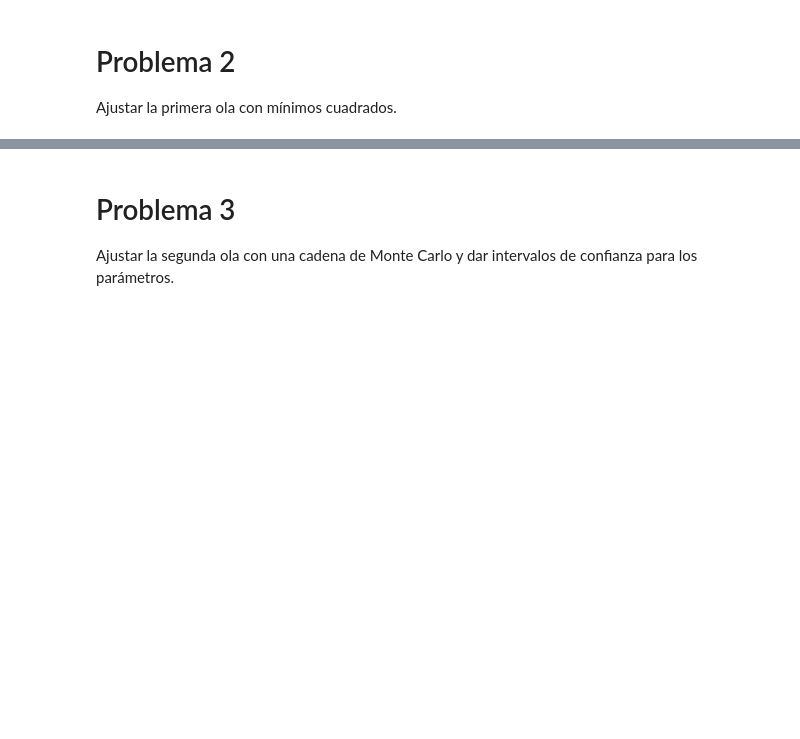
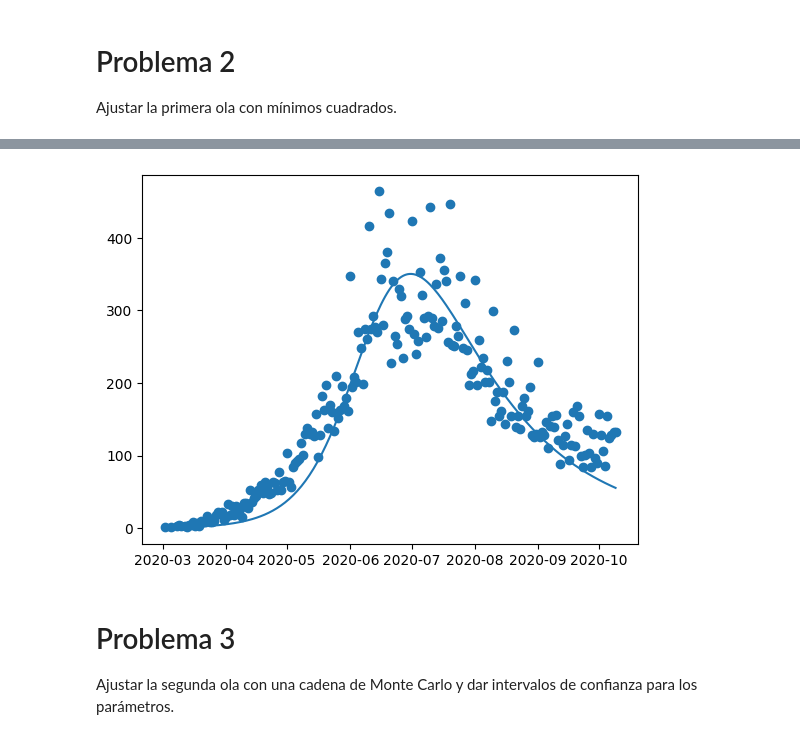
Before and after one commit to HugoMagos0725/Analisis_de_datos, a Jupyter notebook: Tarea3_Ajuste_de_parametros.ipynb, the cells around one changed output, grey strips where cells are left out. Drawn from its saved outputs; the diff is of its cells as text; code cells hidden in the pictures; blank space fills up the shorter version.

```diff
--- a/Tarea3_Ajuste_de_parametros.ipynb
+++ b/Tarea3_Ajuste_de_parametros.ipynb
@@ -88,3 +88,9 @@ plt.show()
 # Problema 2
 
 Ajustar la primera ola con mínimos cuadrados.
+# %%
+ind=list(df['FECHA_SINTOMAS'].astype(str)).index('2020-10-10')
+
+primera_ola=df['positivo'][:ind].astype(int)
+t = np.linspace(0, ind,ind)
+primera_ola
@@ -91,3 +146,29 @@ Ajustar la primera ola con mínimos cuadrados.
+# %%
+def SIR(y,t):
+
+    b=1.09
+    g=1.023
+
+    S=y[0]
+    I=y[1]
+    cum=y[2]
+
+    N=4*I+S
+
+    dS=-b*S*I/N
+    dI=b*S*I/N-g*I
+    dcum=b*S*I/N
+    return np.array([dS,dI,dcum])
+
+y0=[sum(primera_ola)-1,1,1]
+
+model_pred=odeint(SIR,y0,t)
+# %%
+plt.plot(df['FECHA_SINTOMAS'][:ind],model_pred[:,1])
+plt.scatter(df['FECHA_SINTOMAS'][:ind],primera_ola)
+plt.show()
+# %% [output]
+[figure, added]
 # %% [markdown]
 # Problema 3
 
```
Also changed, not shown: parts of 3 cells of this notebook.
